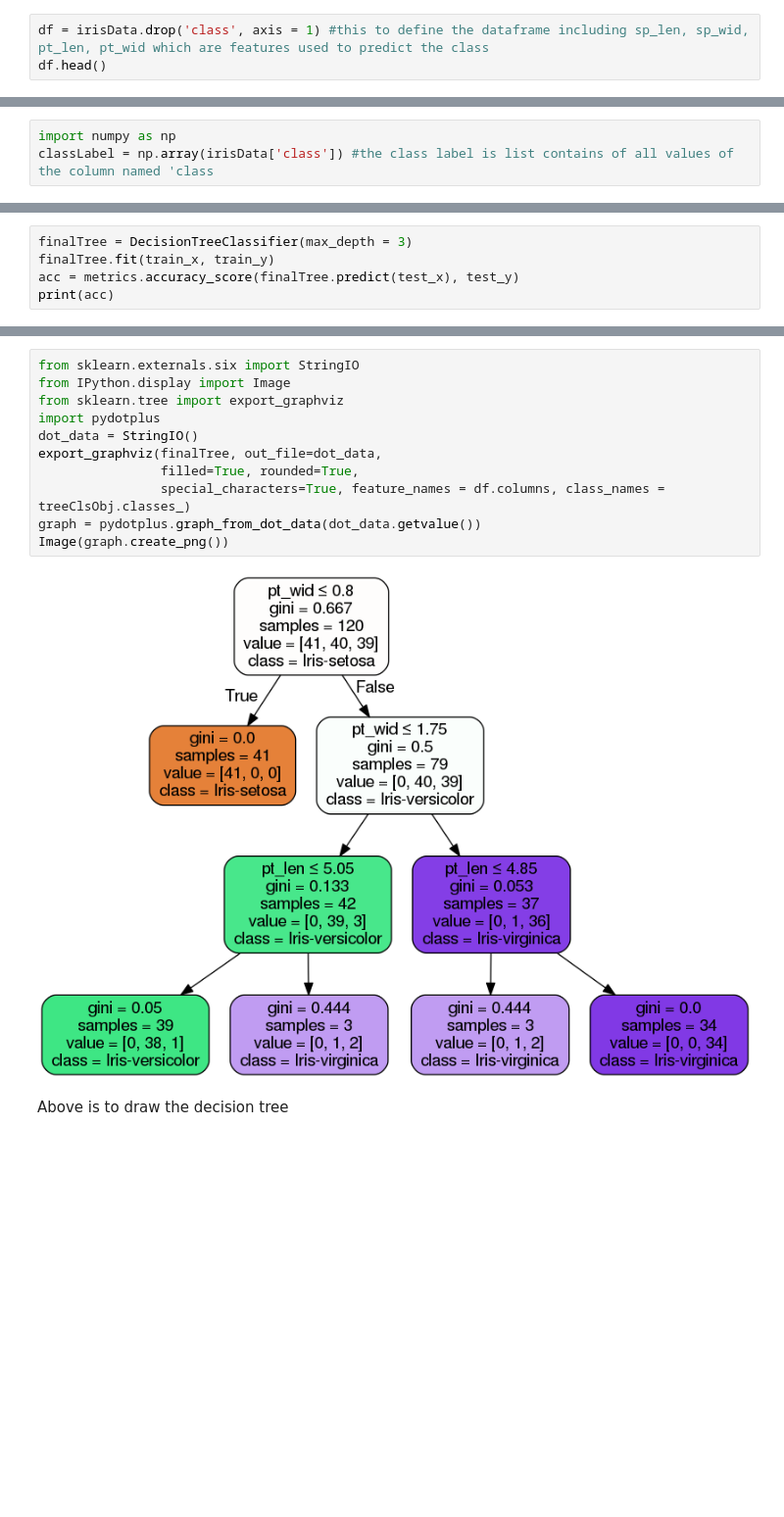
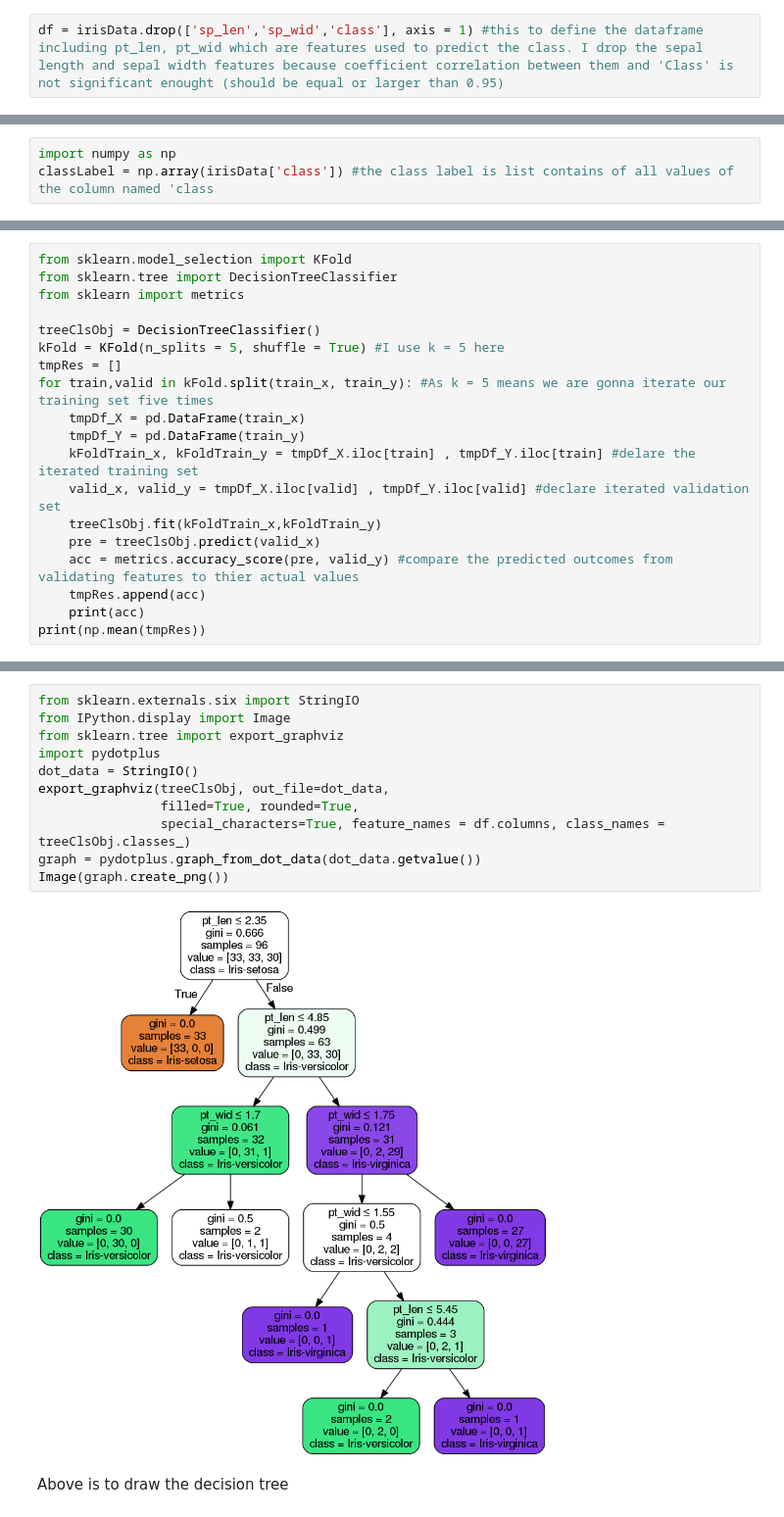
Before and after one commit to annguyen2606/MSA-Project-Iris-Dataset, a Jupyter notebook: Iris.ipynb, the cells around one changed output, grey strips where cells are left out. Shown at 98% size. Cells and saved outputs as stored; diff of their text form; blank space fills up the shorter version.

Commit message:
Complete pruning the tree

```diff
--- a/Iris.ipynb
+++ b/Iris.ipynb
@@ -38,3 +38,2 @@ irisData.head()
 # %%
-df = irisData.drop('class', axis = 1) #this to define the dataframe including sp_len, sp_wid, pt_len, pt_wid which are features used to predict the class
-df.head()
+df = irisData.drop(['sp_len','sp_wid','class'], axis = 1) #this to define the dataframe including pt_len, pt_wid which are features used to predict the class. I drop the sepal length and sepal width features because coefficient correlation between them and 'Class' is not significant enought (should be equal or larger than 0.95)
@@ -101,5 +63,0 @@ Because either using GINI index or Entropy our model will produce similar accura
-# %%
-finalTree = DecisionTreeClassifier(max_depth = 3)
-finalTree.fit(train_x, train_y)
-acc = metrics.accuracy_score(finalTree.predict(test_x), test_y)
-print(acc)
@@ -109,0 +64,19 @@ Accuracu now is 96.67%
+# %%
+from sklearn.model_selection import KFold
+from sklearn.tree import DecisionTreeClassifier
+from sklearn import metrics
+
+treeClsObj = DecisionTreeClassifier()
+kFold = KFold(n_splits = 5, shuffle = True) #I use k = 5 here
+tmpRes = []
+for train,valid in kFold.split(train_x, train_y): #As k = 5 means we are gonna iterate our training set five times
+    tmpDf_X = pd.DataFrame(train_x)
+    tmpDf_Y = pd.DataFrame(train_y)
+    kFoldTrain_x, kFoldTrain_y = tmpDf_X.iloc[train] , tmpDf_Y.iloc[train] #delare the iterated training set
+    valid_x, valid_y = tmpDf_X.iloc[valid] , tmpDf_Y.iloc[valid] #declare iterated validation set
+    treeClsObj.fit(kFoldTrain_x,kFoldTrain_y)
+    pre = treeClsObj.predict(valid_x)
+    acc = metrics.accuracy_score(pre, valid_y) #compare the predicted outcomes from validating features to thier actual values
+    tmpRes.append(acc)
+    print(acc)
+print(np.mean(tmpRes))
@@ -131,15 +117,15 @@ You should consider upgrading via the 'pip install --upgrade pip' command.
 # %%
 from sklearn.externals.six import StringIO
 from IPython.display import Image
 from sklearn.tree import export_graphviz
 import pydotplus
 dot_data = StringIO()
-export_graphviz(finalTree, out_file=dot_data,
+export_graphviz(treeClsObj, out_file=dot_data,
                 filled=True, rounded=True,
                 special_characters=True, feature_names = df.columns, class_names = treeClsObj.classes_)
 graph = pydotplus.graph_from_dot_data(dot_data.getvalue())
 Image(graph.create_png())
 # %% [output]
-[figure, old version]
+[figure, new version]
 # %% [markdown]
 Above is to draw the decision tree
```
Also changed, not shown: parts of 22 cells of this notebook.
